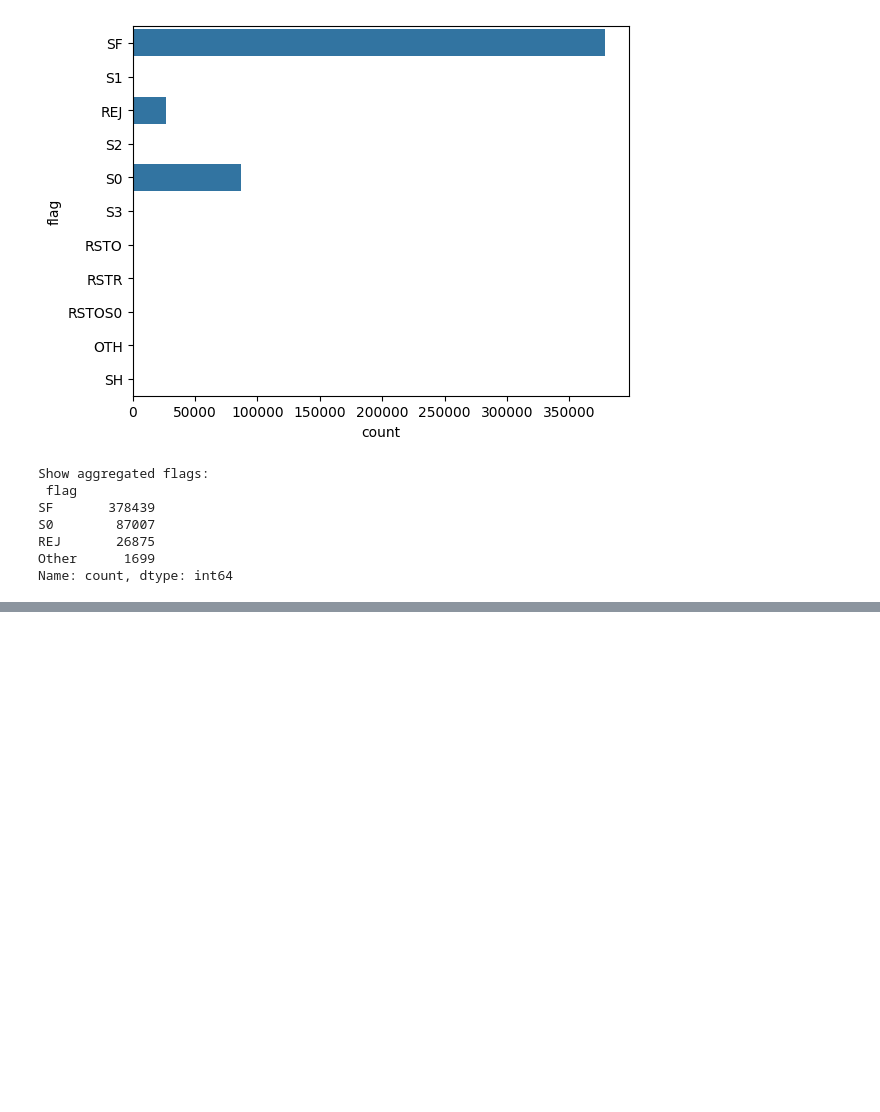
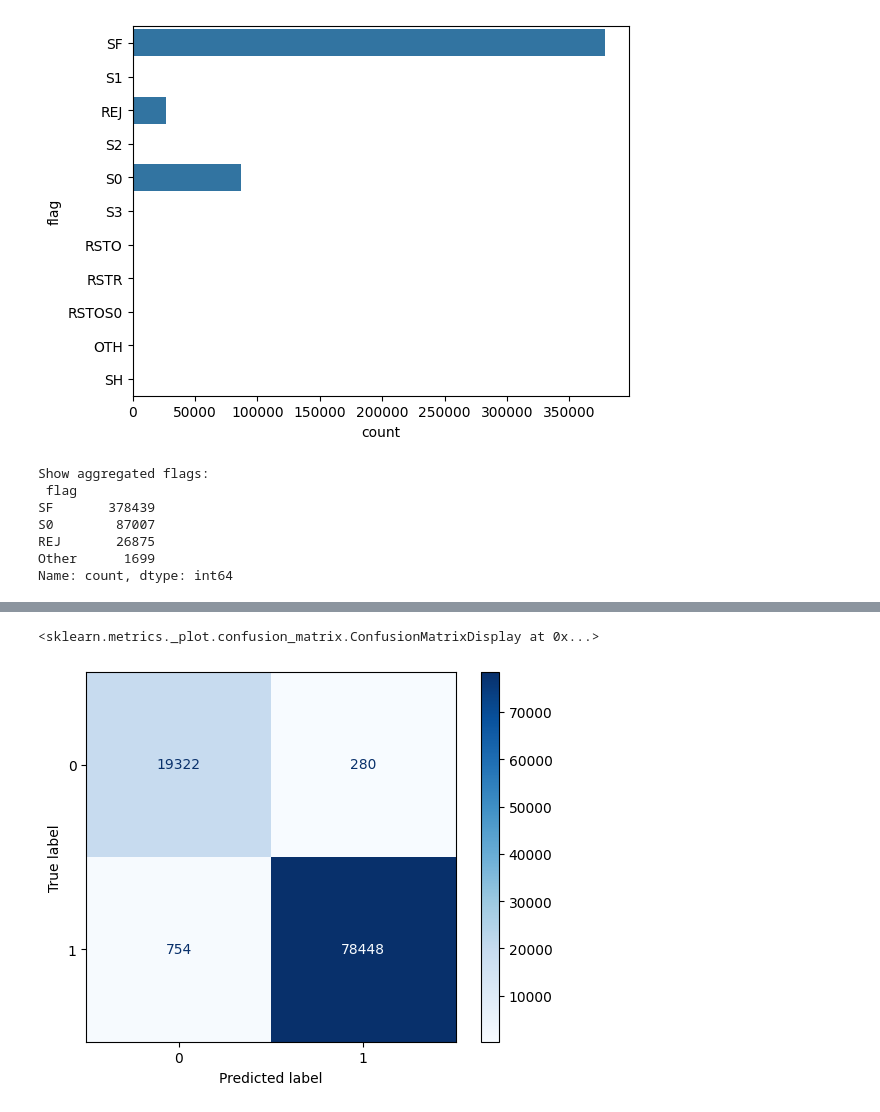
Before and after one commit to jancewicz/PJATK---Artificial-Intelligence-Postgraduate-Studies-, a Jupyter notebook: keras/pawel_jancewicz_pr8_2026/network_traffic/network_traffic.ipynb, the cells around one changed output, grey strips where cells are left out. Cells and saved outputs as stored; diff of their text form; code cells hidden in the pictures; blank space fills up the shorter version.

```diff
--- a/keras/pawel_jancewicz_pr8_2026/network_traffic/network_traffic.ipynb
+++ b/keras/pawel_jancewicz_pr8_2026/network_traffic/network_traffic.ipynb
@@ -245,0 +489,37 @@ X_test_anom = X_test_anom.drop(["outcome"], axis=1)
+# %%
+
+# Looking at the plot of anomalies, we observe huge cluster of abnormal traffic that starts around 0.1
+# This is a good point to set a threshold value for the model.
+
+THRESHOLD = 0.07
+# %%
+# Create array where each element is int 0 representing normal traffic.
+# Length of the array is the same as test set of normal traffic, representing labels
+true_labels_normal = [
+    0 for _ in X_test_normal
+]
+# Do the same for detecred anomalies - each anomaly is represented as label 1
+true_labels_anom = [
+    1 for _ in X_test_anom
+]
+
+# Merge them into one common array of true labels (0 - normal, 1 - anom)
+true_labels = true_labels_normal + true_labels_anom
+
+assert len(test_normal_re) == len(true_labels_normal)
+assert len(test_anom_re) == len(true_labels_anom)
+
+# Merge reconstruction error of normal traffic from encoder predictions array and anomalies array
+# This allows to compare actual true labels with model predictions - recreation errors
+preds_re = np.concatenate([test_normal_re, test_anom_re])
+
+pred_labels = [
+    0 if THRESHOLD > pred_re else 1 for pred_re in preds_re
+]
+
+cm_preds_network = confusion_matrix(y_true=true_labels, y_pred=pred_labels)
+disp_train_cm = ConfusionMatrixDisplay(cm_preds_network)
+disp_train_cm.plot(cmap="Blues")
+# %% [output]
+<sklearn.metrics._plot.confusion_matrix.ConfusionMatrixDisplay at 0x...>
+[figure, added]
```
Also changed, not shown: parts of 17 cells of this notebook.
